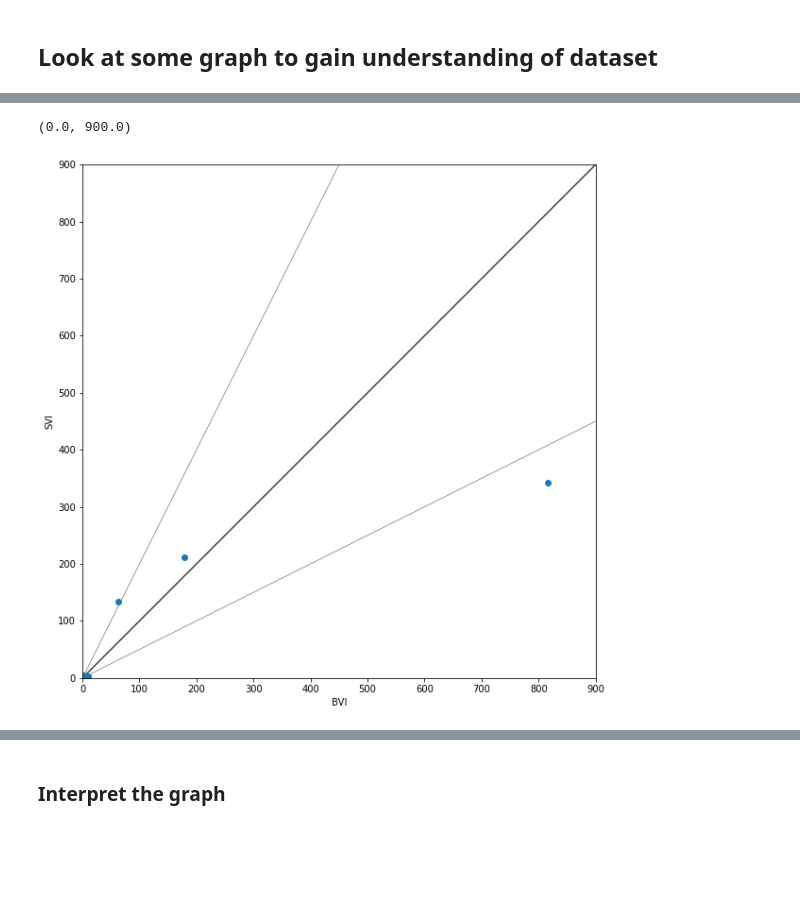
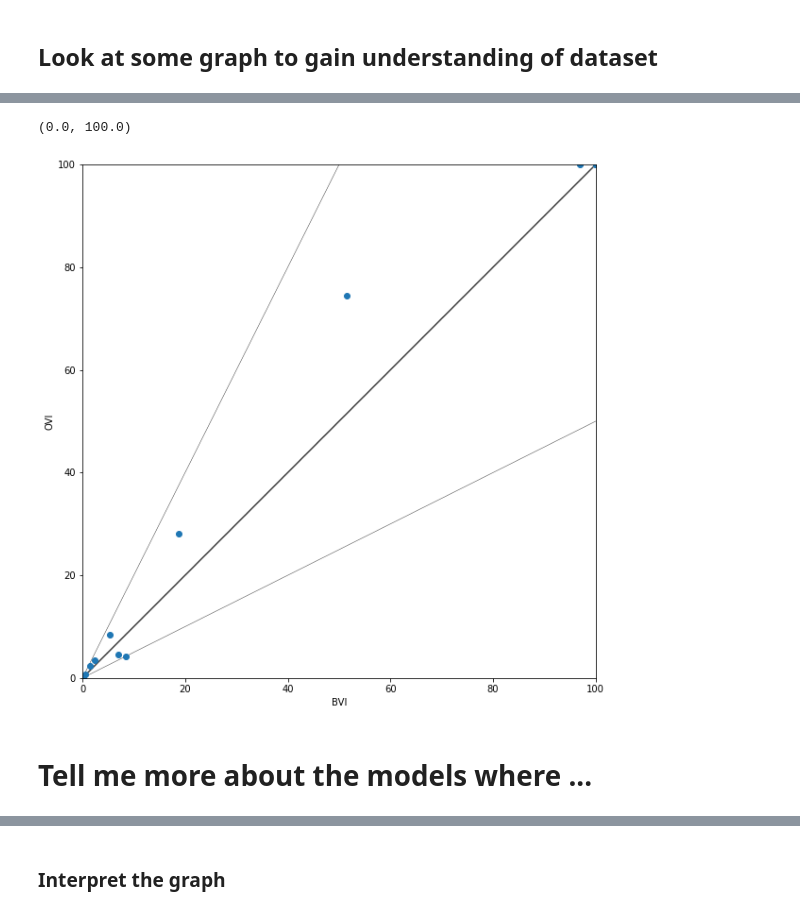
Before and after one commit to ga67vib/Algorithms-For-Stochastic-Games, a Jupyter notebook: visualizations/visualizations.ipynb, the cells around one changed output, grey strips where cells are left out. Drawn from its saved outputs; the diff is of its cells as text; code cells hidden in the pictures; blank space fills up the shorter version.

```diff
--- a/visualizations/visualizations.ipynb
+++ b/visualizations/visualizations.ipynb
@@ -19,6 +19,6 @@ INTERESTING_PATHS = [
     '../sasha-tacas-scripts/tacasRealModels/',
     '../sasha-tacas-scripts/tacasRandomConnected/',
 ]
-PATH_TO_CSV_FOLDER = INTERESTING_PATHS[-3]
+PATH_TO_CSV_FOLDER = INTERESTING_PATHS[-2]
 print("Chosen Path: "+PATH_TO_CSV_FOLDER)
 # %% [output]
@@ -75,14 +75,16 @@ def should_remove_model(row_to_include, analysis_keys, filter_dict):
         return True
 
     #Special Filtering Criteria for different test-suites
-    SPECIAL_FILTERS = True
+    SPECIAL_FILTERS = False
     if (SPECIAL_FILTERS):
         filter_conditions = [
             "hm_25" in row_to_include["Model"],
-            #int(row_to_include["NumStates"]) <= 7000,
+            #is_float(row_to_include["NearestTarget"]) and int(row_to_include["NearestTarget"]) > 5,
+            is_float(row_to_include["NumMaxTransitions"]) and int(row_to_include["NumMaxTransitions"]) < 10,
+            #is_float(row_to_include["NumMECs"]) and int(row_to_include["NumMECs"]) != 0,
             #int(row_to_include["NumStates"]) < 1000,
             #not "MinAct_10" in row_to_include["Model"],
-            #"MinTransProb" in row_to_include["Model"],
+            "MinTransProb_0.0001" not in row_to_include["Model"],
             #"Type-tree" in row_to_include["Model"]
         ]
 
@@ -145,6 +156,8 @@ tacas_keys = [
     "BVI",
     "D_BVI",
     "D_SVI",
+    "DG_BVI",
+    "DG_SVI",
     "G_BVI",
     "G_OVI",
     "G_SVI",
@@ -154,7 +167,7 @@ tacas_keys = [
     "TOP_BVI",
     "TOP_OVI",
     "TOP_SVI",
-    #"TOP_VI",
+    "TOP_VI",
     "T_BVI",
     "T_OVI",
     #"T_SVI",
@@ -631,24 +658,34 @@ Conf TOP_SVI:   3867.689000
 # %%
 #Use scale that doubles itself (as in OVI paper)
 algo_on_x = "BVI"
-algo_on_y = "SVI"
+algo_on_y = "OVI"
 
 #Transform Data
-data_for_x = data[algo_on_x]
-data_for_y = data[algo_on_y]
+data_for_x = data[algo_on_x].copy()
+data_for_y = data[algo_on_y].copy()
 
-axis_limits = [0,PENTALY_FOR_NOT_FINISHING]
+axis_limits = [0,100]
+
+for i in range(len(data_for_x)):
+    if (data_for_x[i] > axis_limits[1]):
+        data_for_x[i] = axis_limits[1]
+
+for i in range(len(data_for_y)):
+    if (data_for_y[i] > axis_limits[1]):
+        data_for_y[i] = axis_limits[1]
 
 fig, ax = plt.subplots(figsize=(10,10))
-ax.scatter(data[algo_on_x], data[algo_on_y])
+ax.scatter(data_for_x, data_for_y)
 ax.plot(axis_limits, axis_limits, 'k-', alpha=0.75, zorder=0)
 ax.plot(list(map(lambda x : x * 2, axis_limits)), axis_limits, 'k-', alpha=0.75, zorder=0, linewidth = 0.5)
 ax.plot(list(map(lambda x : x / 2, axis_limits)), axis_limits, 'k-', alpha=0.75, zorder=0, linewidth = 0.5)
 ax.set_aspect('equal')
 ax.set_xlabel(algo_on_x)
 ax.set_ylabel(algo_on_y)
 ax.set_xlim(axis_limits)
 ax.set_ylim(axis_limits)
 # %% [output]
-(0.0, 900.0)
+(0.0, 100.0)
-[figure, old version]
+[figure, new version]
+# %% [markdown]
+# Tell me more about the models where ...
```
Also changed, not shown: parts of 22 cells of this notebook.
